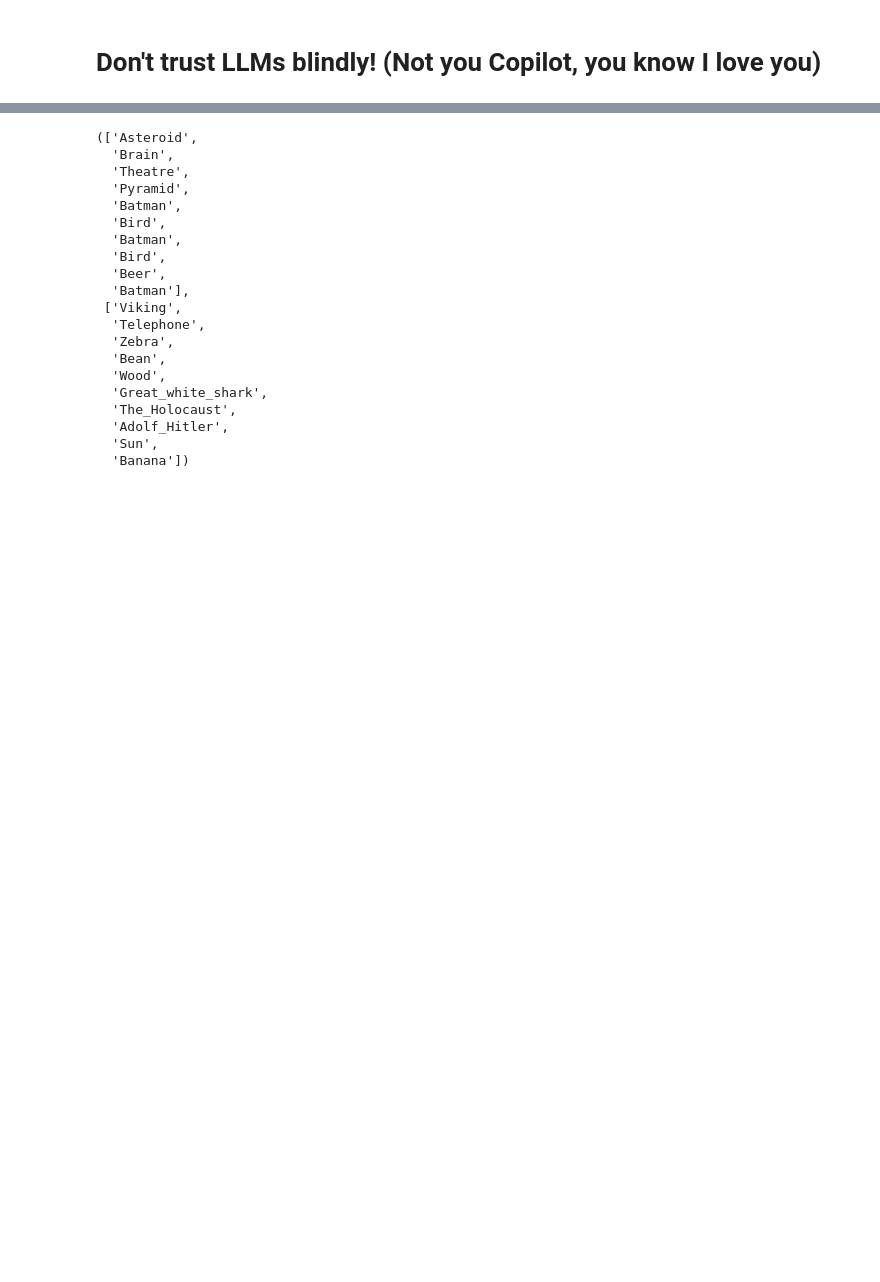
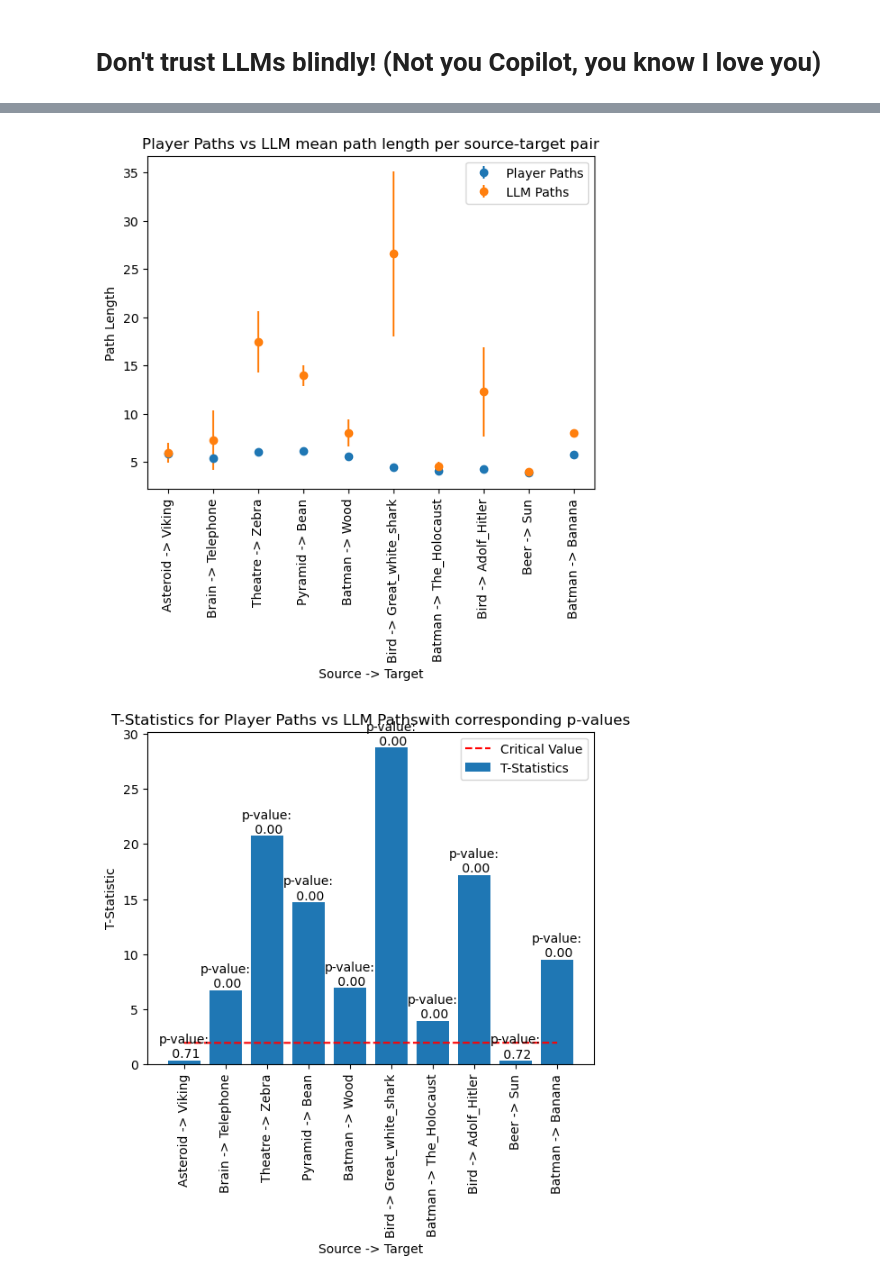
Before and after one commit to epfl-ada/ada-2024-project-tadaa, a Jupyter notebook: results.ipynb, the cells around one changed output, grey strips where cells are left out. Cells and saved outputs as stored; diff of their text form; code cells hidden in the pictures; blank space fills up the shorter version.

```diff
--- a/results.ipynb
+++ b/results.ipynb
@@ -47,26 +54,7 @@ We will compare people performance to LLM performance by condidering the most ta
 # %%
-top_paths = finished_paths.groupby(["source", "target"]).size().sort_values(ascending=False).head(10)
-sources = top_paths.index.get_level_values(0).tolist()
-targets = top_paths.index.get_level_values(1).tolist()
-paths = LLM.llm_paths(sources, targets, links_dict)
+top_paths = finished_paths_df.groupby(["source", "target"]).count().sort_values(by="hashedIpAddress", ascending=False).reset_index()
+top_paths = top_paths.rename(columns={"hashedIpAddress": "count"}).head(10)
+sources = top_paths['source'].tolist()
+targets = top_paths['target'].tolist()
+# paths = LLM.llm_paths(sources, targets, links_dict)
+llm_paths = utils.read_llm_paths("./data/llm_paths.json")
-# %% [output]
-(['Asteroid',
-  'Brain',
-  'Theatre',
-  'Pyramid',
-  'Batman',
-  'Bird',
-  'Batman',
-  'Bird',
-  'Beer',
-  'Batman'],
- ['Viking',
-  'Telephone',
-  'Zebra',
-  'Bean',
-  'Wood',
-  'Great_white_shark',
-  'The_Holocaust',
-  'Adolf_Hitler',
-  'Sun',
-  'Banana'])
@@ -72,0 +112,20 @@ paths = LLM.llm_paths(sources, targets, links_dict)
+# %%
+plot_llms_vs_players()
+t_stats, p_values, t_critical = tstats_pvalues()
+fig, ax = plt.subplots()
+ax.bar(range(10), t_stats, label='T-Statistics')
+ax.plot(range(10), t_critical, label='Critical Value', linestyle='--', color='red')
+# write p-values on top of the bars
+for i, p_value in enumerate(p_values):
+    ax.text(i, t_stats[i], f"p-value:\n {p_value:.2f}", ha='center', va='bottom')
+
+ax.set_xticks(range(10))
+ax.set_xticklabels([f"{source} -> {target}" for source, target in zip(sources, targets)], rotation=90)
+ax.set_ylabel("T-Statistic")
+ax.set_xlabel("Source -> Target")
+plt.title("T-Statistics for Player Paths vs LLM Pathswith corresponding p-values")
+ax.legend()
+plt.show()
+# %% [output]
+[figure, added]
+[figure, added]
```
Also changed, not shown: parts of 8 cells of this notebook, 2 other files.
